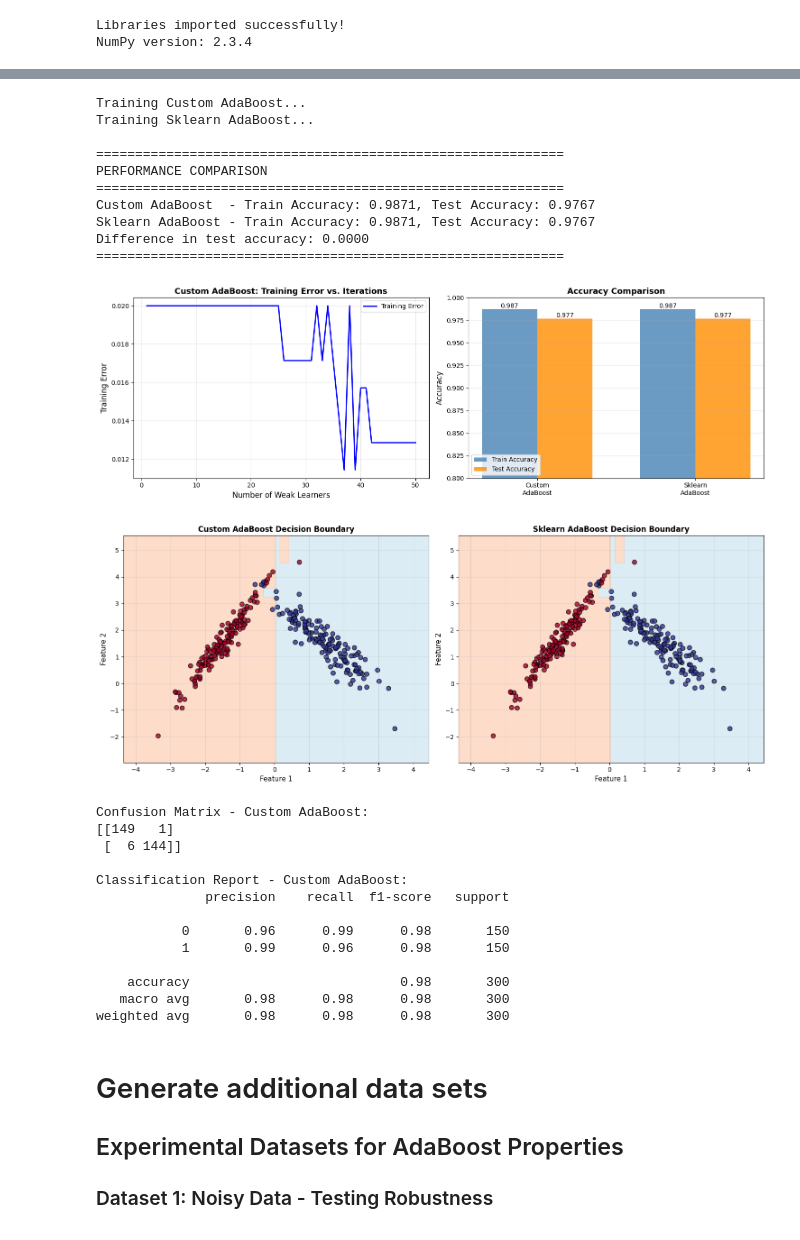
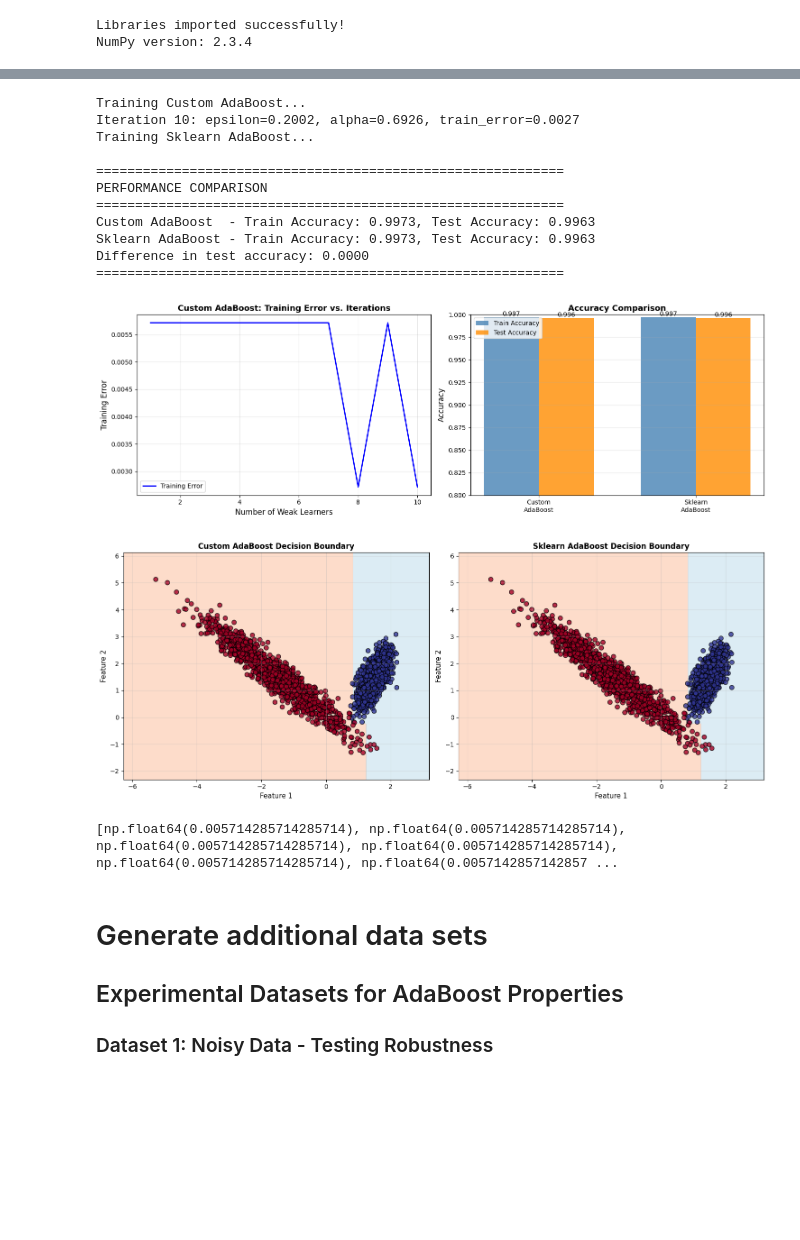
Before and after one commit to Yaligal12/Advanced-Machine-Learning, a Jupyter notebook: hw2_206910333_209207380_208082735/HW2_Boosting.ipynb, the cells around one changed output, grey strips where cells are left out. Cells and saved outputs as stored; diff of their text form; code cells hidden in the pictures; blank space fills up the shorter version.

```diff
--- a/hw2_206910333_209207380_208082735/HW2_Boosting.ipynb
+++ b/hw2_206910333_209207380_208082735/HW2_Boosting.ipynb
@@ -343,20 +256,23 @@ We generate a synthetic dataset with the following properties:
 # Your code here
 # Generate synthetic dataset for initial demonstration
 X, y = make_classification(
-    n_samples=1000,
+    n_samples=10000,
     n_features=2,
     n_informative=2,
     n_redundant=0,
     n_clusters_per_class=1,
-    flip_y=0.0,  # No label noise initially
+    flip_y=0,
     class_sep=1.5,
     random_state=42
 )
+# Convert labels to {-1, +1} format required by AdaBoost
+y = np.where(y == 0, -1, y)
 
 # Split the data
 X_train, X_test, y_train, y_test = train_test_split(
     X, y, test_size=0.3, random_state=42, stratify=y
 )
+
 
 # Visualize the dataset
 plt.figure(figsize=(10, 6))
@@ -369,9 +285,4 @@ plt.title('Training Dataset for AdaBoost Demonstration', fontsize=14, fontweight
 plt.grid(True, alpha=0.3)
 plt.tight_layout()
 plt.show()
-
-print(f"Training set size: {X_train.shape[0]}")
-print(f"Test set size: {X_test.shape[0]}")
-print(f"Number of features: {X_train.shape[1]}")
-print(f"Class distribution in training: {np.bincount(y_train)}")
 # %% [output]
@@ -423,15 +315,16 @@ Both implementations should perform similarly but may differ due to:
 - **Performance Gap**: Difference between custom and sklearn should be minimal
 # %%
 # Train both models
-n_estimators = 50
+n_estimators = 70
 
-custom_model = AdaBoostCustom(T=n_estimators)
-sklearn_model = AdaBoostClassifier(
-    estimator=DecisionTreeClassifier(max_depth=1),
-    n_estimators=n_estimators,
-    algorithm='SAMME',
-    random_state=42
-)
+# custom_model = AdaBoostCustom(T=n_estimators)
+# sklearn_model = AdaBoostClassifier(
+#     estimator=DecisionTreeClassifier(max_depth=1),
+#     n_estimators=n_estimators,
+#     random_state=42
+# )
+custom_model = AdaBoostCustom(T=10)
+sklearn_model = AdaBoostClassifier(n_estimators=10, random_state=42)
 
 # Fit models
 print("Training Custom AdaBoost...")
@@ -445,11 +338,7 @@ custom_pred_test = custom_model.predict(X_test)
 sklearn_pred_train = sklearn_model.predict(X_train)
 sklearn_pred_test = sklearn_model.predict(X_test)
 
-# Convert predictions to {0, 1} for sklearn compatibility
-custom_pred_train = np.where(custom_pred_train == -1, 0, 1)
-custom_pred_test = np.where(custom_pred_test == -1, 0, 1)
-
-# Calculate accuracies
+# Calculate accuracies (all labels and predictions are in {-1, +1} format)
 custom_train_acc = accuracy_score(y_train, custom_pred_train)
 custom_test_acc = accuracy_score(y_test, custom_pred_test)
 sklearn_train_acc = accuracy_score(y_train, sklearn_pred_train)
@@ -515,65 +404,46 @@ def plot_decision_boundary(model, X, y, title, ax, is_custom=True):
     x_min, x_max = X[:, 0].min() - 1, X[:, 0].max() + 1
     y_min, y_max = X[:, 1].min() - 1, X[:, 1].max() + 1
     xx, yy = np.meshgrid(np.arange(x_min, x_max, h),
                          np.arange(y_min, y_max, h))
 
-    # Predict on mesh
+    # Predict on mesh (both models output {-1, +1})
     mesh_points = np.c_[xx.ravel(), yy.ravel()]
-    if is_custom:
-        Z = model.predict(mesh_points)
-        Z = np.where(Z == -1, 0, 1)  # Convert to {0, 1}
-    else:
-        Z = model.predict(mesh_points)
-
+    Z = model.predict(mesh_points)
     Z = Z.reshape(xx.shape)
 
-    # Plot
-    ax.contourf(xx, yy, Z, alpha=0.3, cmap='RdYlBu', levels=1)
+    # Plot (contourf works with any numeric values)
+    ax.contourf(xx, yy, Z, alpha=0.3, cmap='RdYlBu', levels=[-1.5, 0, 1.5])
     scatter = ax.scatter(X[:, 0], X[:, 1], c=y, cmap='RdYlBu',
                         edgecolors='black', s=50, alpha=0.8)
     ax.set_xlabel('Feature 1', fontsize=11)
     ax.set_ylabel('Feature 2', fontsize=11)
     ax.set_title(title, fontsize=12, fontweight='bold')
     ax.grid(True, alpha=0.3)
 
 fig, axes = plt.subplots(1, 2, figsize=(15, 6))
 plot_decision_boundary(custom_model, X_test, y_test,
-                      'Custom AdaBoost Decision Boundary', axes[0], is_custom=True)
+                      'Custom AdaBoost Decision Boundary', axes[0])
 plot_decision_boundary(sklearn_model, X_test, y_test,
-                      'Sklearn AdaBoost Decision Boundary', axes[1], is_custom=False)
+                      'Sklearn AdaBoost Decision Boundary', axes[1])
 plt.tight_layout()
 plt.show()
 
-print("\nConfusion Matrix - Custom AdaBoost:")
-print(confusion_matrix(y_test, custom_pred_test))
-print("\nClassification Report - Custom AdaBoost:")
-print(classification_report(y_test, custom_pred_test))
+print(custom_model.train_errors)
 # %% [output]
 Training Custom AdaBoost...
+Iteration 10: epsilon=0.2002, alpha=0.6926, train_error=0.0027
 Training Sklearn AdaBoost...
 
 ============================================================
 PERFORMANCE COMPARISON
 ============================================================
-Custom AdaBoost  - Train Accuracy: 0.9871, Test Accuracy: 0.9767
-Sklearn AdaBoost - Train Accuracy: 0.9871, Test Accuracy: 0.9767
+Custom AdaBoost  - Train Accuracy: 0.9973, Test Accuracy: 0.9963
+Sklearn AdaBoost - Train Accuracy: 0.9973, Test Accuracy: 0.9963
 Difference in test accuracy: 0.0000
 ============================================================
-[figure, old version]
+[figure, new version]
-[figure, old version]
+[figure, new version]
-Confusion Matrix - Custom AdaBoost:
-[[149   1]
- [  6 144]]
-
-Classification Report - Custom AdaBoost:
-              precision    recall  f1-score   support
-
-           0       0.96      0.99      0.98       150
-           1       0.99      0.96      0.98       150
-
-    accuracy                           0.98       300
-   macro avg       0.98      0.98      0.98       300
-weighted avg       0.98      0.98      0.98       300
+[np.float64(0.005714285714285714), np.float64(0.005714285714285714), np.float64(0.005714285714285714), np.float64(0.005714285714285714), np.float64(0.005714285714285714), np.float64(0.0057142857142857 ...
 # %% [markdown]
 # Generate additional data sets
 ## Experimental Datasets for AdaBoost Properties
```
Also changed, not shown: parts of 14 cells of this notebook.
